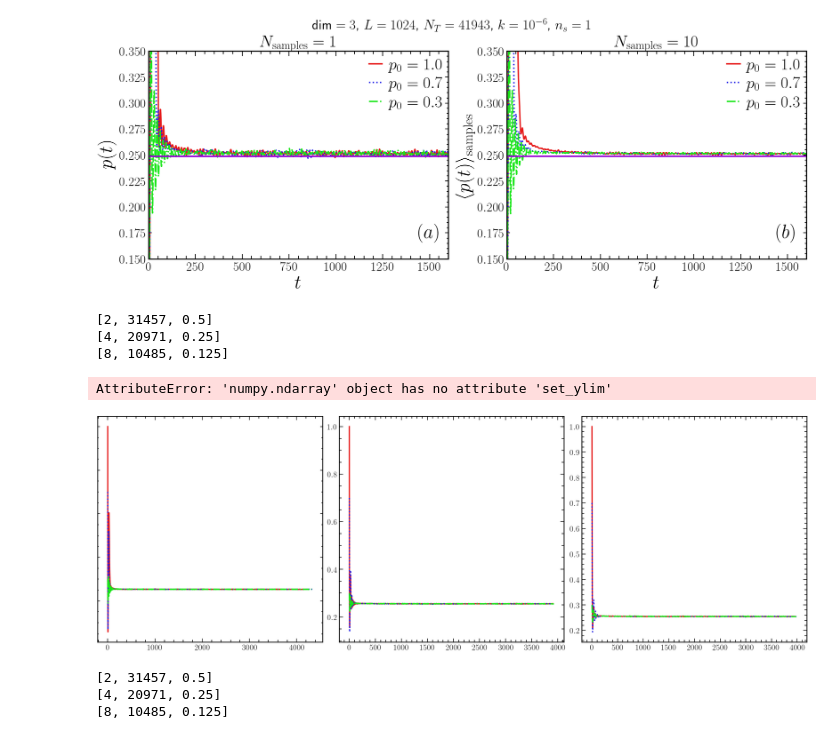
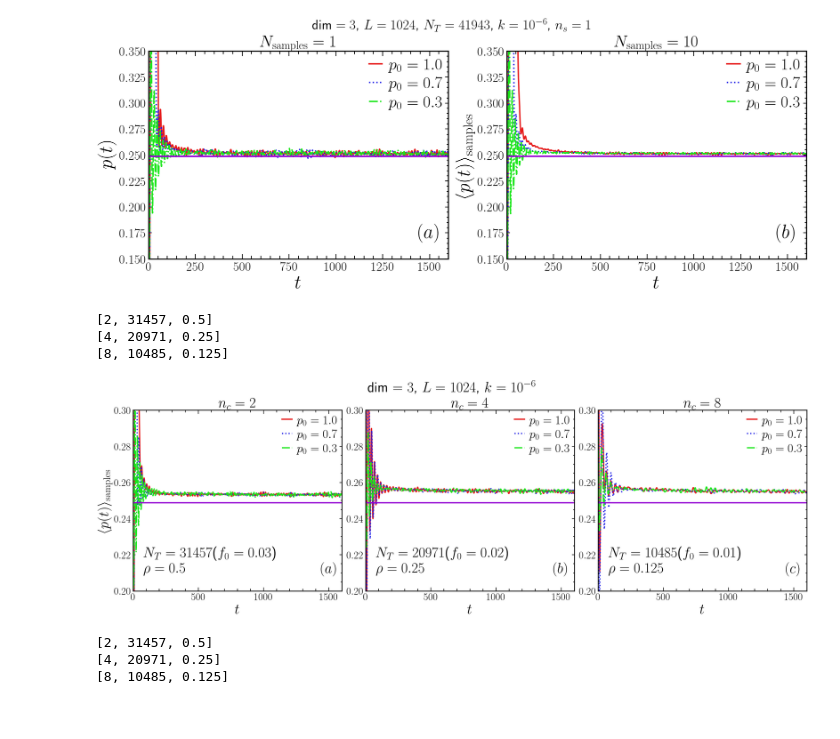
Before and after one commit to JuniorAlencar/self_organization_percolation, a Jupyter notebook: jupyter/TimeSeries_Analysis_3D.ipynb, the cells around one changed output. Saved outputs shown, nothing was run; the diff lists cells and outputs as text; code cells hidden in the pictures.

```diff
--- a/jupyter/TimeSeries_Analysis_3D.ipynb
+++ b/jupyter/TimeSeries_Analysis_3D.ipynb
@@ -163,12 +163,16 @@ NT = 41943
 # nc, NT, rho
 #parms = [[2, int(0.03*L**2), 1/2],[4, int(0.01*L**2), 1/4], [8, int(0.01*L**2), 1/8]]
 f0_lst = [0.03, 0.02, 0.01]
-parms = [[2, int(f0_lst[0]*L**2), 1/2],[4, int(f0_lst[1]*L**2), 1/4], [8, int(f0_lst[2]*L**2), 1/8]]
+L_lst = [256, 512, 1024]
+L = 1024
 pc = 0.24881182
 ls = ['solid', 'dotted', 'dashdot']
 base = 8
 fig, ax = plt.subplots(1, 3, figsize=(3*base, base), constrained_layout=True)
 order_mean = 0
+
+parms = [[2, int(f0_lst[0]*L**2), 1/2],[4, int(f0_lst[1]*L**2), 1/4], [8, int(f0_lst[2]*L**2), 1/8]]
+
 for idx_nc, par in enumerate(parms):
     print(par)
     nc = par[0]
@@ -189,37 +193,36 @@ title = [r'$n_c = 2$', r'$n_c = 4$', r'$n_c = 8$']
 labels_fig = [r'$(a)$', r'$(b)$', r'$(c)$']
 
 for idx, a in enumerate(ax):
     NT = parms[idx][1]
     rho = parms[idx][2]
 
     a.minorticks_on()
     a.tick_params(axis='y', which='major', left=True, right=True, labelleft=False, length=6)
     a.tick_params(axis='y', which='minor', left=True, right=True, labelleft=False, length=3)
     #a.set_ylim(NT*0.75,1.25*NT)
-    ax.set_ylim(0.2, 0.4)
+    a.set_ylim(0.2, 0.3)
     a.set_xlim(0, 1600)
     a.axhline(y=pc, color="darkviolet", lw=1.05*lw)
 
     a.set_xlabel(r"$t$",fontsize=fs_label)
 
     a.set_title(title[idx], fontsize=fs_title)
     a.legend(fontsize=fs_legend)
     a.tick_params(axis='y', which='major', labelleft=True)
     a.text(0.9, 0.10, labels_fig[idx], transform=a.transAxes , fontsize=fs_labels_fig)
     a.text(0.05, 0.10, f"$N_T = {NT}$($f_0 = {f0_lst[idx]}$)" + "\n" + f"$\\rho = {rho}$", transform=a.transAxes , fontsize=fs_labels_fig)
     a.tick_params(axis='both', labelsize=fs_ticks)
 
 ax[0].set_ylabel(r'$\langle p(t) \rangle_{\mathrm{samples}}$',fontsize=fs_label)
 mantissa, exp = f"{k:.1e}".split("e")
 fig.suptitle(f"dim $= {dim}$, $L = {L}$, $k=10^{{{int(exp)}}}$", fontsize=35)
-#plt.savefig(results_folder + f"/L_{L}_pt_multiple_p0_ns.pdf")
+plt.savefig(results_folder + f"/L_{L}_pt_multiple_p0_ns.pdf")
 plt.show()
 # %% [output]
 [2, 31457, 0.5]
 [4, 20971, 0.25]
 [8, 10485, 0.125]
-AttributeError: 'numpy.ndarray' object has no attribute 'set_ylim'
-[figure, old version]
+[figure, new version]
 # %%
 import matplotlib.pyplot as plt
 
```
Also changed, not shown: parts of 1 cell of this notebook, 1 other file.
